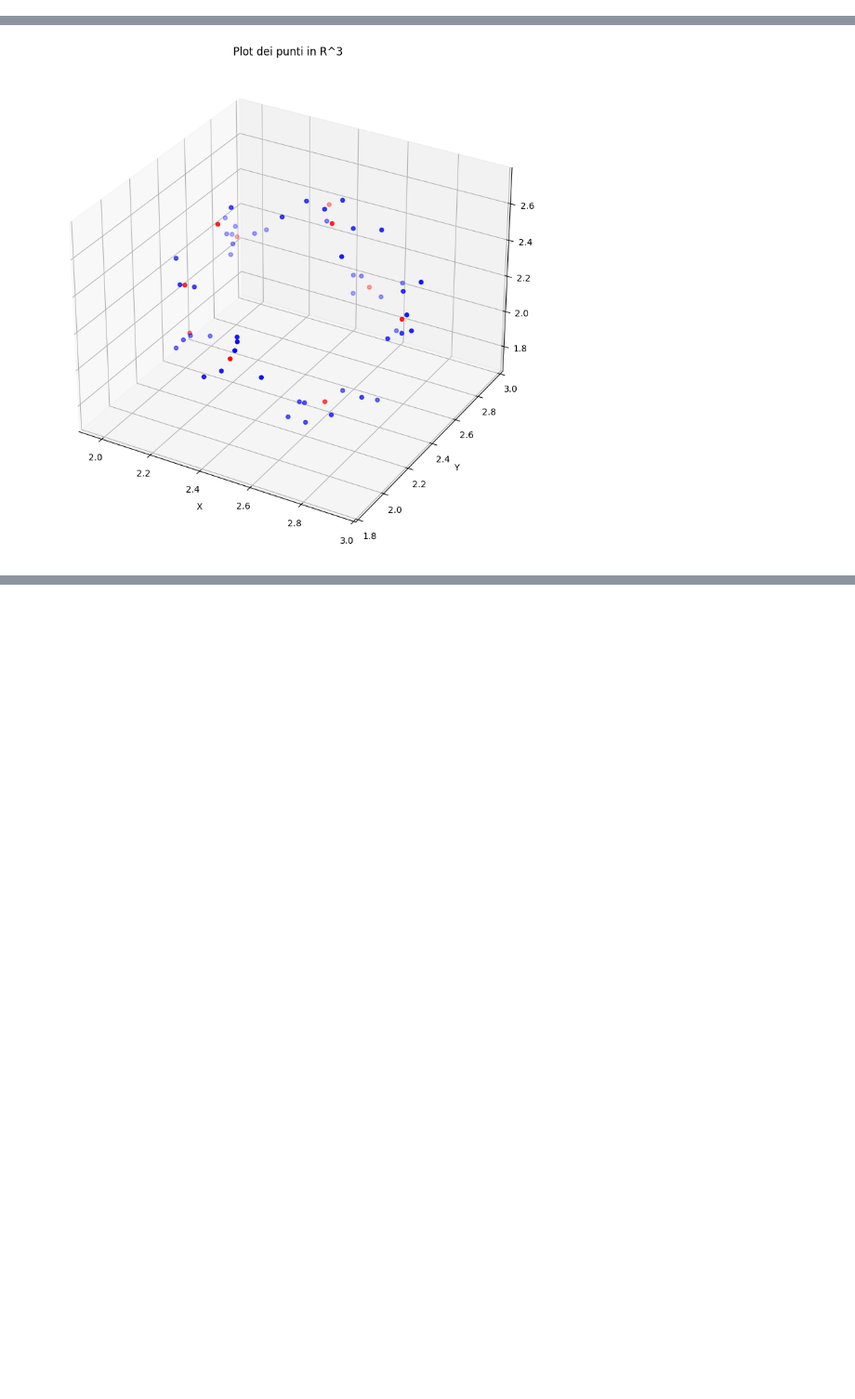
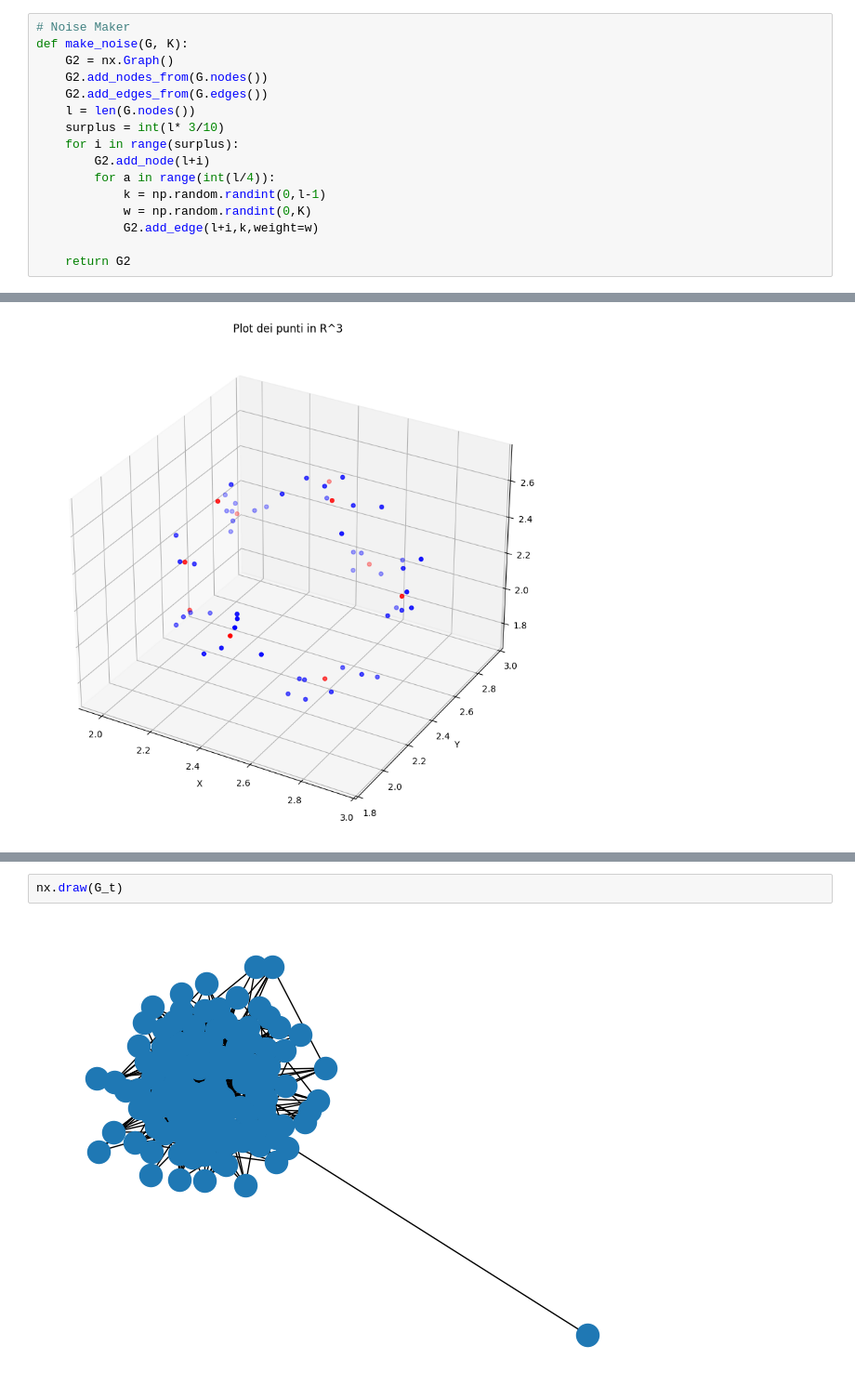
Before and after one commit to FranceGuad2002/Statistical-Machine-Learning-Fall-2024-, a Jupyter notebook: fina_wasserstein.ipynb, the cells around one changed output, grey strips where cells are left out. Shown at 93% size. Drawn from its saved outputs; the diff is of its cells as text; blank space fills up the shorter version.

```diff
--- a/fina_wasserstein.ipynb
+++ b/fina_wasserstein.ipynb
@@ -60,6 +60,22 @@ def build_similitude_matrices(matrix):
     C = 1/(1 + matrix)
 
     return C
+# %%
+# Noise Maker
+def make_noise(G, K):
+    G2 = nx.Graph()
+    G2.add_nodes_from(G.nodes())
+    G2.add_edges_from(G.edges())
+    l = len(G.nodes())
+    surplus = int(l* 3/10)
+    for i in range(surplus):
+        G2.add_node(l+i)
+        for a in range(int(l/4)):
+            k = np.random.randint(0,l-1)
+            w = np.random.randint(0,K)
+            G2.add_edge(l+i,k,weight=w)
+
+    return G2
 # %%
 # We set the possible hyperparameters.
 
@@ -234,0 +262,4 @@ print_embeddings_one(embed_s, embed_t)
+# %%
+nx.draw(G_t)
+# %% [output]
+[figure, added]
```
Also changed, not shown: parts of 8 cells of this notebook.
